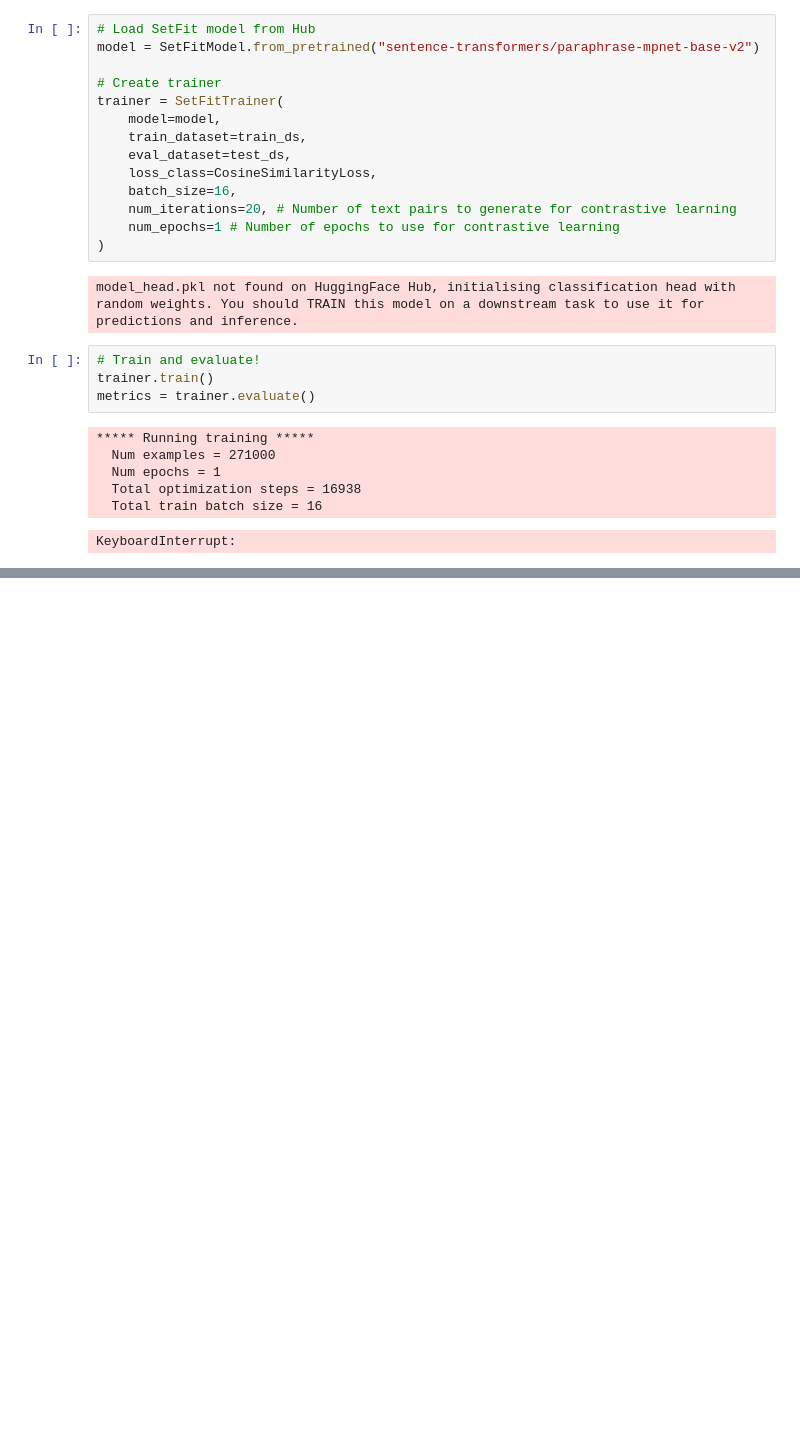
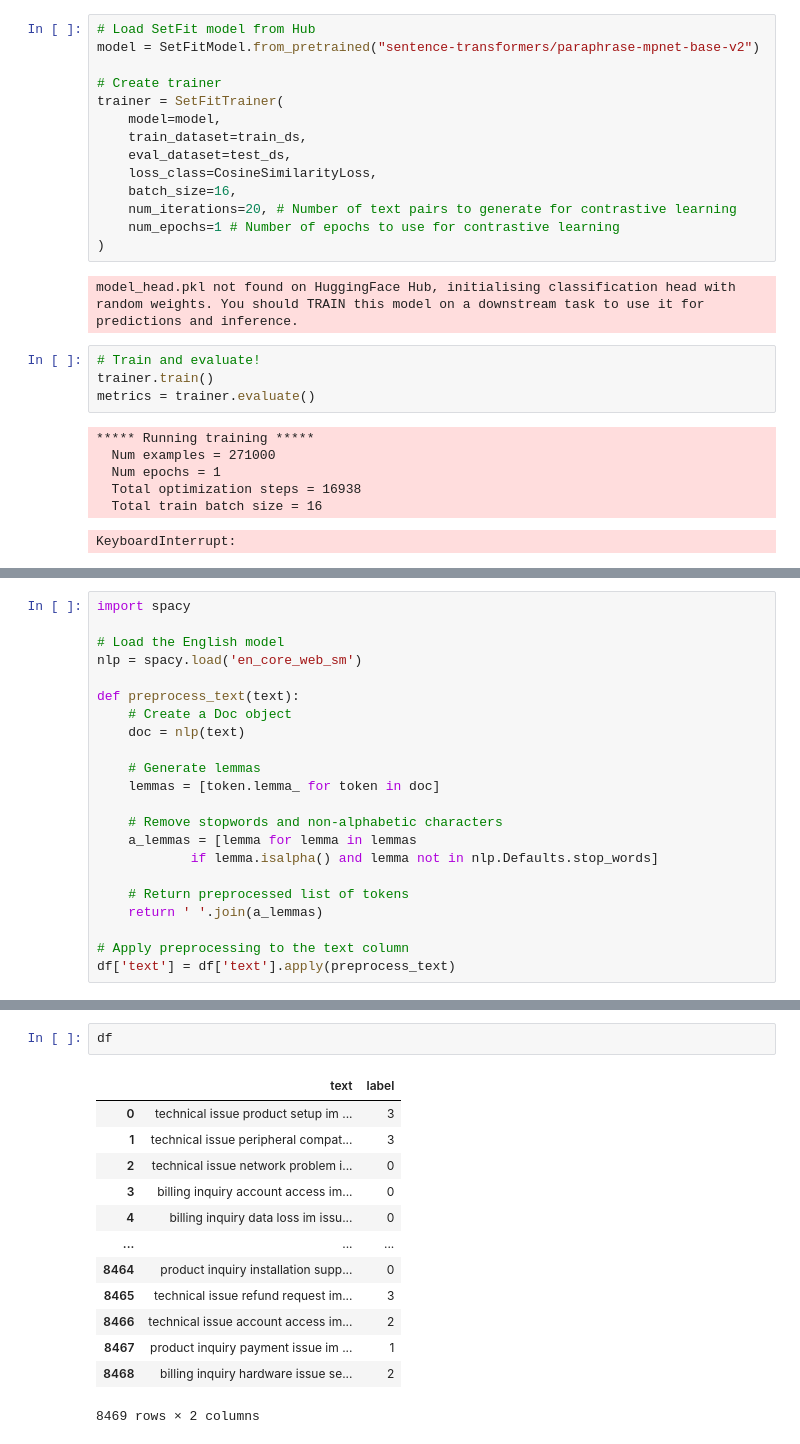
Before and after one commit to gangula-karthik/KAKI-App, a Jupyter notebook: customer_support/ticketClassifierV2.ipynb, the cells around one changed output, grey strips where cells are left out. Cells and saved outputs as stored; diff of their text form; blank space fills up the shorter version.

```diff
--- a/customer_support/ticketClassifierV2.ipynb
+++ b/customer_support/ticketClassifierV2.ipynb
@@ -222,0 +566,22 @@ KeyboardInterrupt:
+# %%
+import spacy
+
+# Load the English model
+nlp = spacy.load('en_core_web_sm')
+
+def preprocess_text(text):
+    # Create a Doc object
+    doc = nlp(text)
+
+    # Generate lemmas
+    lemmas = [token.lemma_ for token in doc]
+
+    # Remove stopwords and non-alphabetic characters
+    a_lemmas = [lemma for lemma in lemmas
+            if lemma.isalpha() and lemma not in nlp.Defaults.stop_words]
+
+    # Return preprocessed list of tokens
+    return ' '.join(a_lemmas)
+
+# Apply preprocessing to the text column
+df['text'] = df['text'].apply(preprocess_text)
@@ -222,0 +650,16 @@ KeyboardInterrupt:
+# %%
+df
+# %% [output]
+|  | text | label |
+| 0 | technical issue product setup im ... | 3 |
+| 1 | technical issue peripheral compat... | 3 |
+| 2 | technical issue network problem i... | 0 |
+| 3 | billing inquiry account access im... | 0 |
+| 4 | billing inquiry data loss im issu... | 0 |
+| ... | ... | ... |
+| 8464 | product inquiry installation supp... | 0 |
+| 8465 | technical issue refund request im... | 3 |
+| 8466 | technical issue account access im... | 2 |
+| 8467 | product inquiry payment issue im ... | 1 |
+| 8468 | billing inquiry hardware issue se... | 2 |
+8469 rows × 2 columns
```
Also changed, not shown: parts of 17 cells of this notebook, 2 other files.
